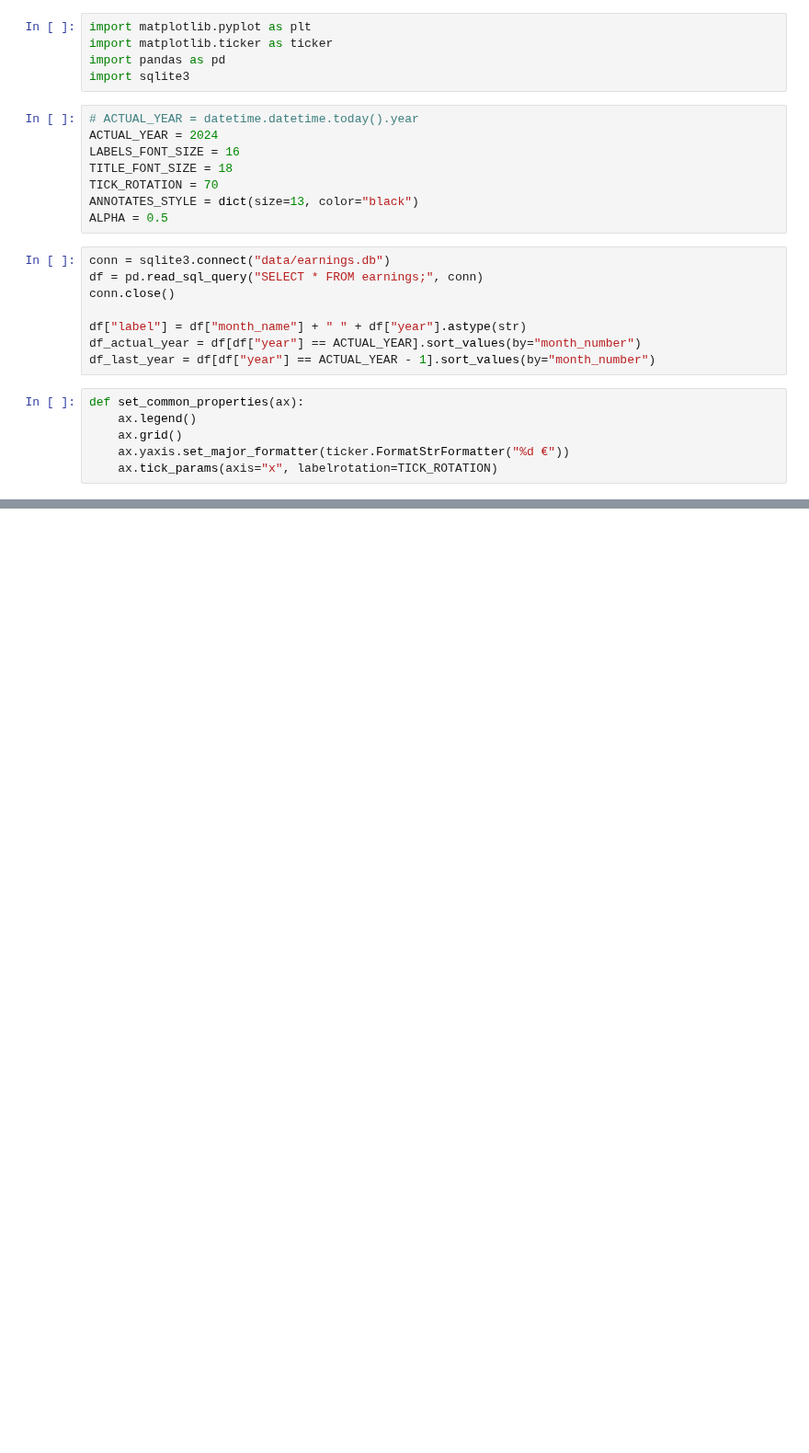
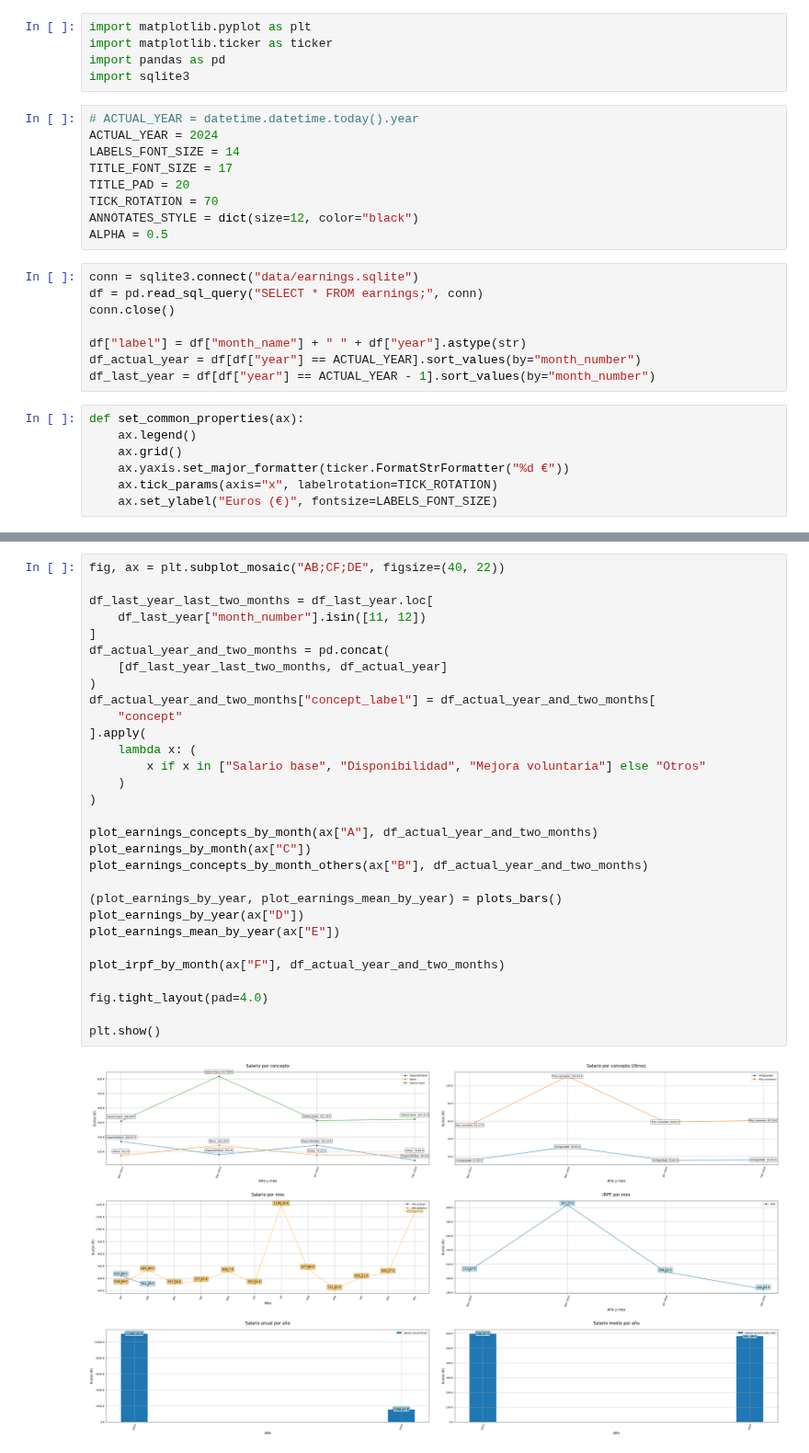
Before and after one commit to carlosfernandezcabrero/learning-data-science, a Jupyter notebook: earnings.ipynb, the cells around one changed output, grey strips where cells are left out. Shown at 92% size. Drawn from its saved outputs; the diff is of its cells as text; blank space fills up the shorter version.

```diff
--- a/earnings.ipynb
+++ b/earnings.ipynb
@@ -6,13 +6,14 @@ import sqlite3
 # %%
 # ACTUAL_YEAR = datetime.datetime.today().year
 ACTUAL_YEAR = 2024
-LABELS_FONT_SIZE = 16
-TITLE_FONT_SIZE = 18
+LABELS_FONT_SIZE = 14
+TITLE_FONT_SIZE = 17
+TITLE_PAD = 20
 TICK_ROTATION = 70
-ANNOTATES_STYLE = dict(size=13, color="black")
+ANNOTATES_STYLE = dict(size=12, color="black")
 ALPHA = 0.5
 # %%
-conn = sqlite3.connect("data/earnings.db")
+conn = sqlite3.connect("data/earnings.sqlite")
 df = pd.read_sql_query("SELECT * FROM earnings;", conn)
 conn.close()
 
@@ -25,3 +26,4 @@ def set_common_properties(ax):
     ax.grid()
     ax.yaxis.set_major_formatter(ticker.FormatStrFormatter("%d €"))
     ax.tick_params(axis="x", labelrotation=TICK_ROTATION)
+    ax.set_ylabel("Euros (€)", fontsize=LABELS_FONT_SIZE)
@@ -237,0 +319,32 @@ plt.show()
+# %%
+fig, ax = plt.subplot_mosaic("AB;CF;DE", figsize=(40, 22))
+
+df_last_year_last_two_months = df_last_year.loc[
+    df_last_year["month_number"].isin([11, 12])
+]
+df_actual_year_and_two_months = pd.concat(
+    [df_last_year_last_two_months, df_actual_year]
+)
+df_actual_year_and_two_months["concept_label"] = df_actual_year_and_two_months[
+    "concept"
+].apply(
+    lambda x: (
+        x if x in ["Salario base", "Disponibilidad", "Mejora voluntaria"] else "Otros"
+    )
+)
+
+plot_earnings_concepts_by_month(ax["A"], df_actual_year_and_two_months)
+plot_earnings_by_month(ax["C"])
+plot_earnings_concepts_by_month_others(ax["B"], df_actual_year_and_two_months)
+
+(plot_earnings_by_year, plot_earnings_mean_by_year) = plots_bars()
+plot_earnings_by_year(ax["D"])
+plot_earnings_mean_by_year(ax["E"])
+
+plot_irpf_by_month(ax["F"], df_actual_year_and_two_months)
+
+fig.tight_layout(pad=4.0)
+
+plt.show()
+# %% [output]
+[figure, added]
```
Also changed, not shown: parts of 5 cells of this notebook.
